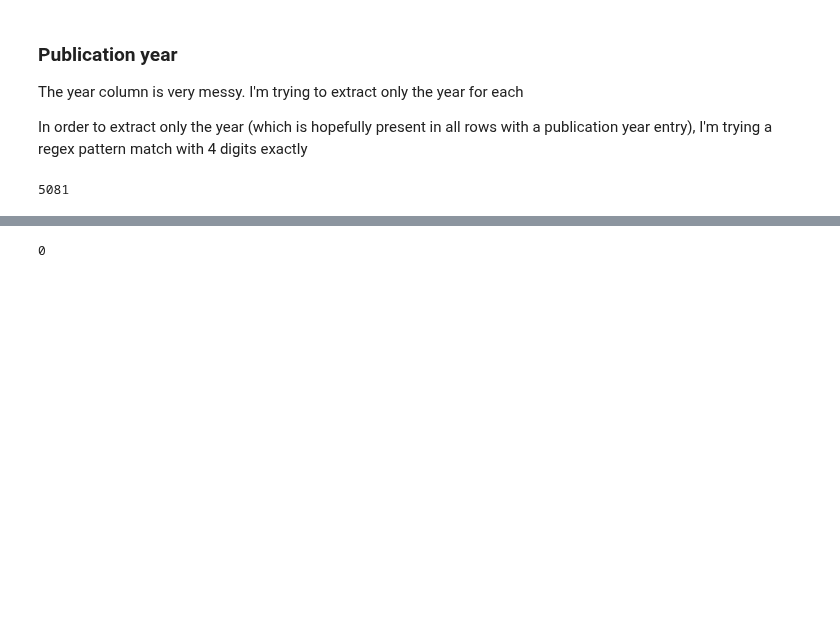
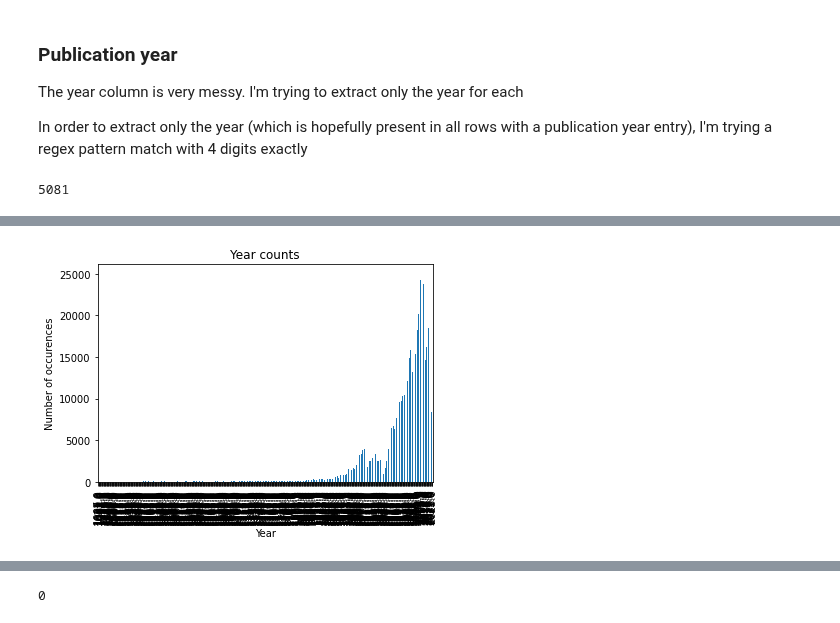
Before and after one commit to hanaCasey/BHVizData, a Jupyter notebook: exploration.ipynb, the cells around one changed output, grey strips where cells are left out. Drawn from its saved outputs; the diff is of its cells as text; code cells hidden in the pictures; blank space fills up the shorter version.

```diff
--- a/exploration.ipynb
+++ b/exploration.ipynb
@@ -51,3 +115,4 @@ df.year.isna().sum()
 5081
 # %%
 df['year_clean'] = df.year.str.extract(r'(\d{4})')
+df['year_clean'] = pd.to_numeric(df['year_clean'], errors='coerce')
@@ -54,2 +135,20 @@ df['year_clean'] = df.year.str.extract(r'(\d{4})')
+# %%
+# drop rows that are obviously not valid years
+
+mask = (df['year_clean'] <= 2023) & (df['year_clean'] != 0)
+
+df= df.loc[mask]
 # %%
-funny_years = df[df.year_clean.astype(float) > 2023]
+# distribution of years
+
+grouped = df.groupby('year_clean').size()
+
+ax = grouped.plot(kind='bar')
+plt.xlabel('Year')
+plt.ylabel('Number of occurences')
+plt.title('Year counts')
+#plt.xticks(range(min(grouped.index)%100, max(grouped.index)%100 + 1 , 10), rotation=45
+#plt.xlim([1000, 2000])
+plt.show()
+# %% [output]
+[figure, added]
```
Also changed, not shown: parts of 17 cells of this notebook.
